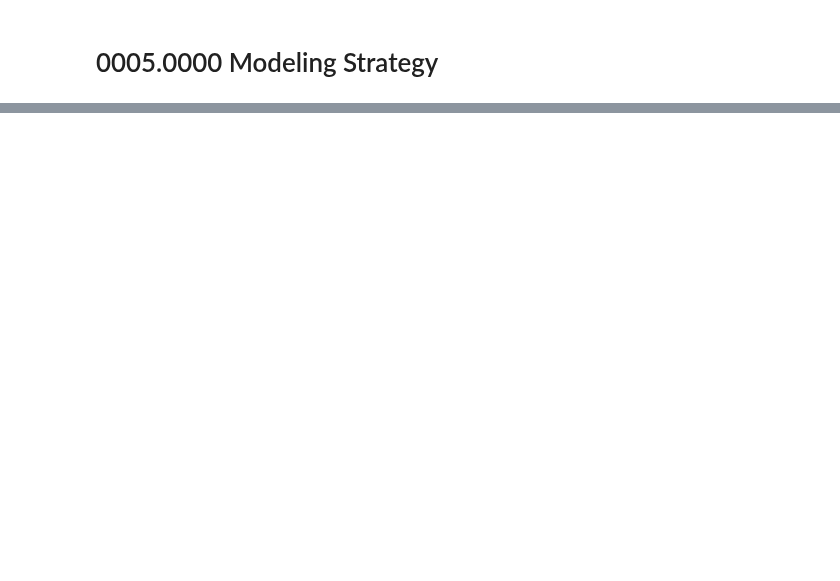
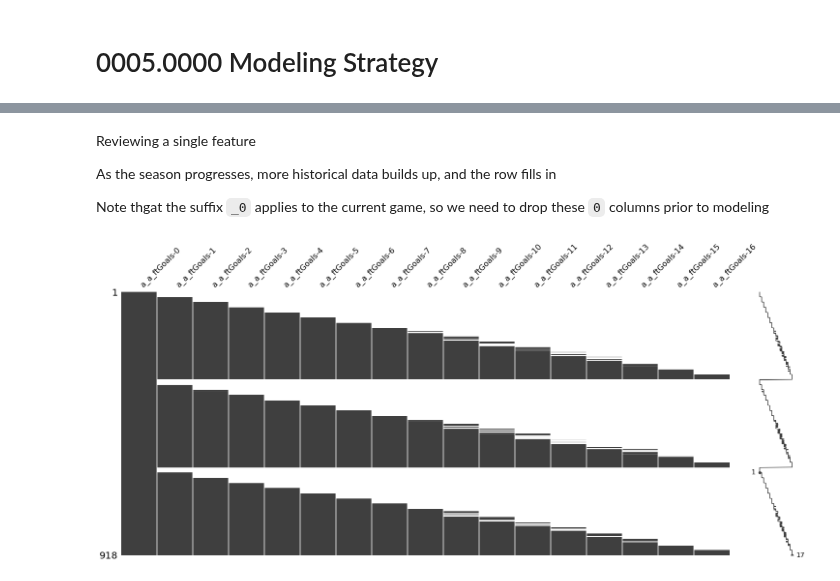
Before and after one commit to DMacGillivray/soccer-predictions, a Jupyter notebook: notebooks/0005.0000 Modeling Strategy.ipynb, the cells around one changed output, grey strips where cells are left out. Drawn from its saved outputs; the diff is of its cells as text; code cells hidden in the pictures; blank space fills up the shorter version.

Commit message:
Modeling Strategy Working Draft Start to validation Modeling Complete

```diff
--- a/notebooks/0005.0000 Modeling Strategy.ipynb
+++ b/notebooks/0005.0000 Modeling Strategy.ipynb
@@ -588,0 +619,12 @@ df
+# %% [markdown]
+Reviewing a single feature
+
+As the season progresses, more historical data builds up, and the row fills in
+
+Note thgat the suffix `_0` applies to the current game, so we need to drop these `0` columns prior to modeling
+# %%
+feat_cols = [col for col in df_trans2.columns if 'a_a_ftGoals' in col]
+msno.matrix(df_trans2[feat_cols])
+plt.show();
+# %% [output]
+[figure, added]
```
Also changed, not shown: parts of 107 cells of this notebook, 5 other files.
